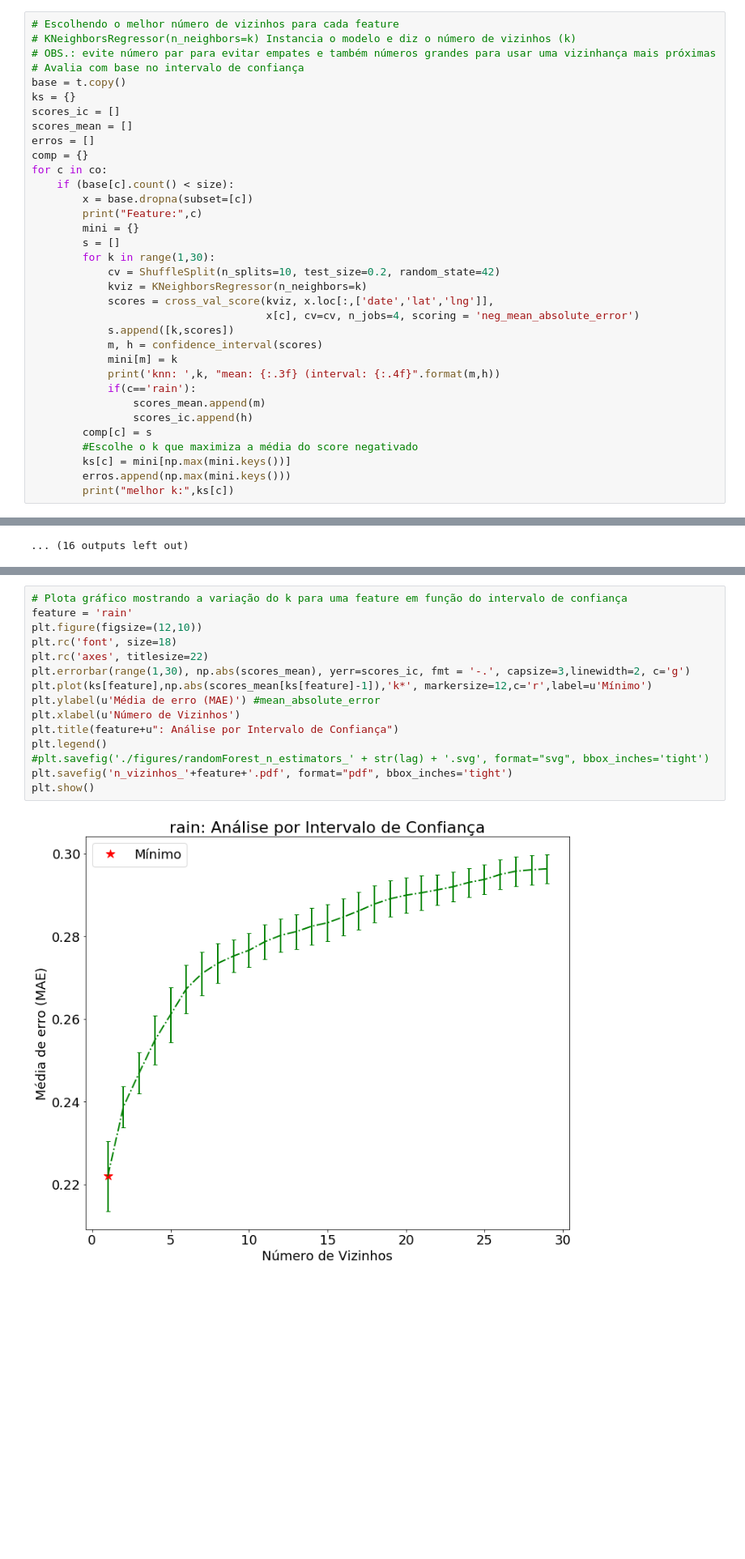
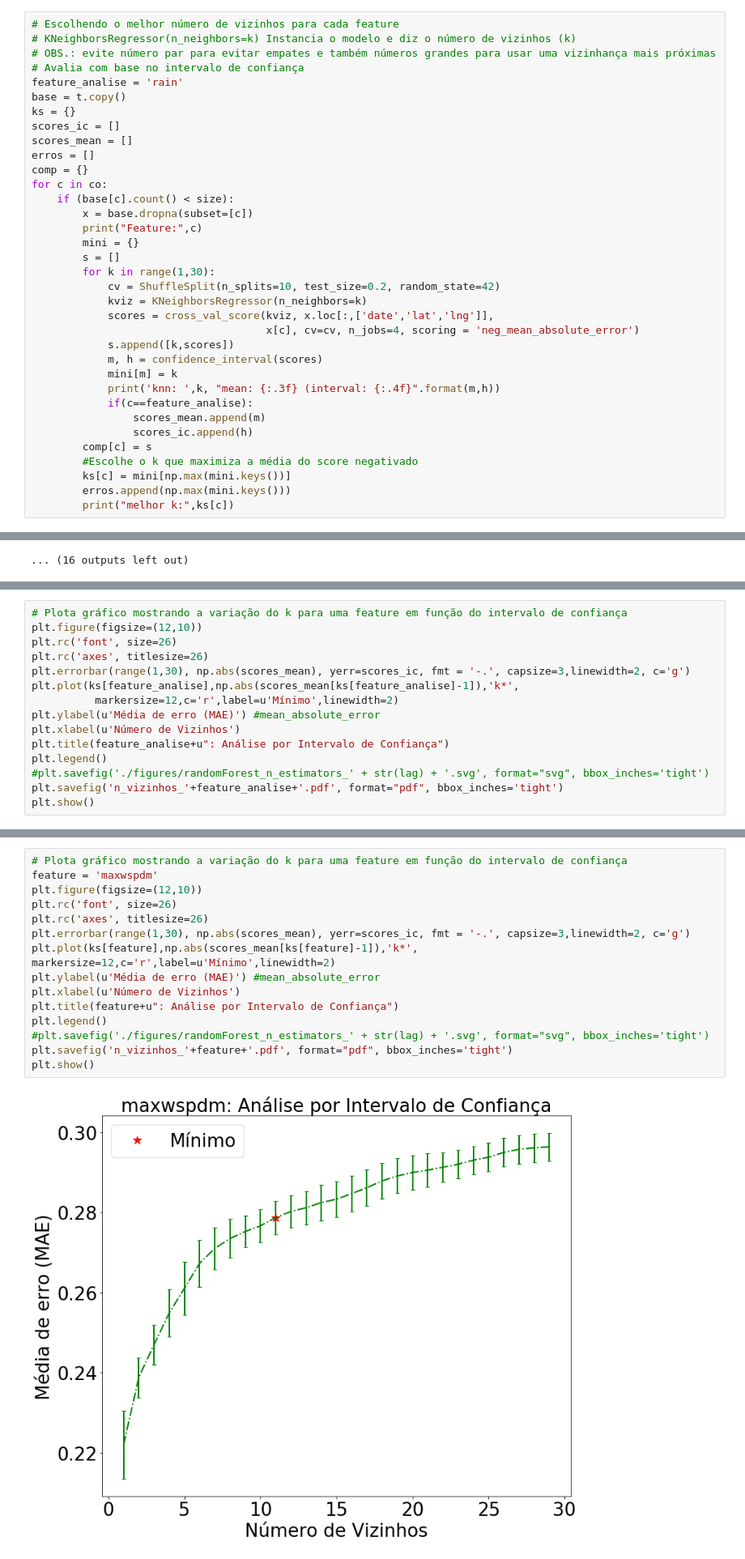
Before and after one commit to nabsonp/Autoencoder_Distribuicao_Especies, a Jupyter notebook: americanToadPreProcessamento.ipynb, the cells around one changed output, grey strips where cells are left out. Shown at 81% size. Saved outputs shown, nothing was run; the diff lists cells and outputs as text; blank space fills up the shorter version.

```diff
--- a/americanToadPreProcessamento.ipynb
+++ b/americanToadPreProcessamento.ipynb
@@ -352,6 +360,7 @@ def confidence_interval(data, confidence=0.95):
 # KNeighborsRegressor(n_neighbors=k) Instancia o modelo e diz o número de vizinhos (k)
 # OBS.: evite número par para evitar empates e também números grandes para usar uma vizinhança mais próximas
 # Avalia com base no intervalo de confiança
+feature_analise = 'rain'
 base = t.copy()
 ks = {}
 scores_ic = []
@@ -373,7 +382,7 @@ for c in co:
             m, h = confidence_interval(scores)
             mini[m] = k
             print('knn: ',k, "mean: {:.3f} (interval: {:.4f}".format(m,h))
-            if(c=='rain'):
+            if(c==feature_analise):
                 scores_mean.append(m)
                 scores_ic.append(h)
         comp[c] = s
@@ -530,3 +495,18 @@ ks
  'rain': 1,
  'snow': 2,
  'thunder': 1}
+# %%
+# Plota gráfico mostrando a variação do k para uma feature em função do intervalo de confiança
+plt.figure(figsize=(12,10))
+plt.rc('font', size=26)
+plt.rc('axes', titlesize=26)
+plt.errorbar(range(1,30), np.abs(scores_mean), yerr=scores_ic, fmt = '-.', capsize=3,linewidth=2, c='g')
+plt.plot(ks[feature_analise],np.abs(scores_mean[ks[feature_analise]-1]),'k*',
+          markersize=12,c='r',label=u'Mínimo',linewidth=2)
+plt.ylabel(u'Média de erro (MAE)') #mean_absolute_error
+plt.xlabel(u'Número de Vizinhos')
+plt.title(feature_analise+u": Análise por Intervalo de Confiança")
+plt.legend()
+#plt.savefig('./figures/randomForest_n_estimators_' + str(lag) + '.svg', format="svg", bbox_inches='tight')
+plt.savefig('n_vizinhos_'+feature_analise+'.pdf', format="pdf", bbox_inches='tight')
+plt.show()
@@ -533,20 +515,20 @@ ks
 # %%
 # Plota gráfico mostrando a variação do k para uma feature em função do intervalo de confiança
-feature = 'rain'
+feature = 'maxwspdm'
 plt.figure(figsize=(12,10))
-plt.rc('font', size=18)
-plt.rc('axes', titlesize=22)
+plt.rc('font', size=26)
+plt.rc('axes', titlesize=26)
 plt.errorbar(range(1,30), np.abs(scores_mean), yerr=scores_ic, fmt = '-.', capsize=3,linewidth=2, c='g')
-plt.plot(ks[feature],np.abs(scores_mean[ks[feature]-1]),'k*', markersize=12,c='r',label=u'Mínimo')
+plt.plot(ks[feature],np.abs(scores_mean[ks[feature]-1]),'k*', markersize=12,c='r',label=u'Mínimo',linewidth=2)
 plt.ylabel(u'Média de erro (MAE)') #mean_absolute_error
 plt.xlabel(u'Número de Vizinhos')
 plt.title(feature+u": Análise por Intervalo de Confiança")
 plt.legend()
 #plt.savefig('./figures/randomForest_n_estimators_' + str(lag) + '.svg', format="svg", bbox_inches='tight')
 plt.savefig('n_vizinhos_'+feature+'.pdf', format="pdf", bbox_inches='tight')
 plt.show()
 # %% [output]
-[figure, old version]
+[figure, new version]
 # %%
 # Erros de cada feature
 erros
```
Also changed, not shown: parts of 6 cells of this notebook.
